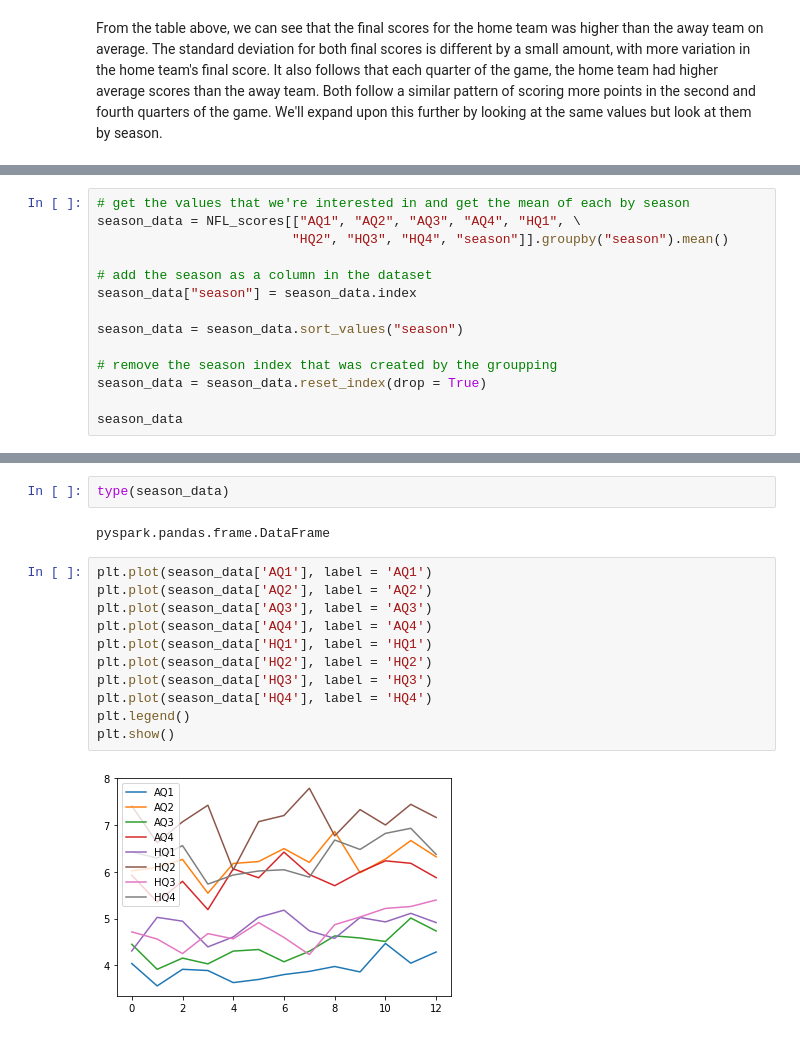
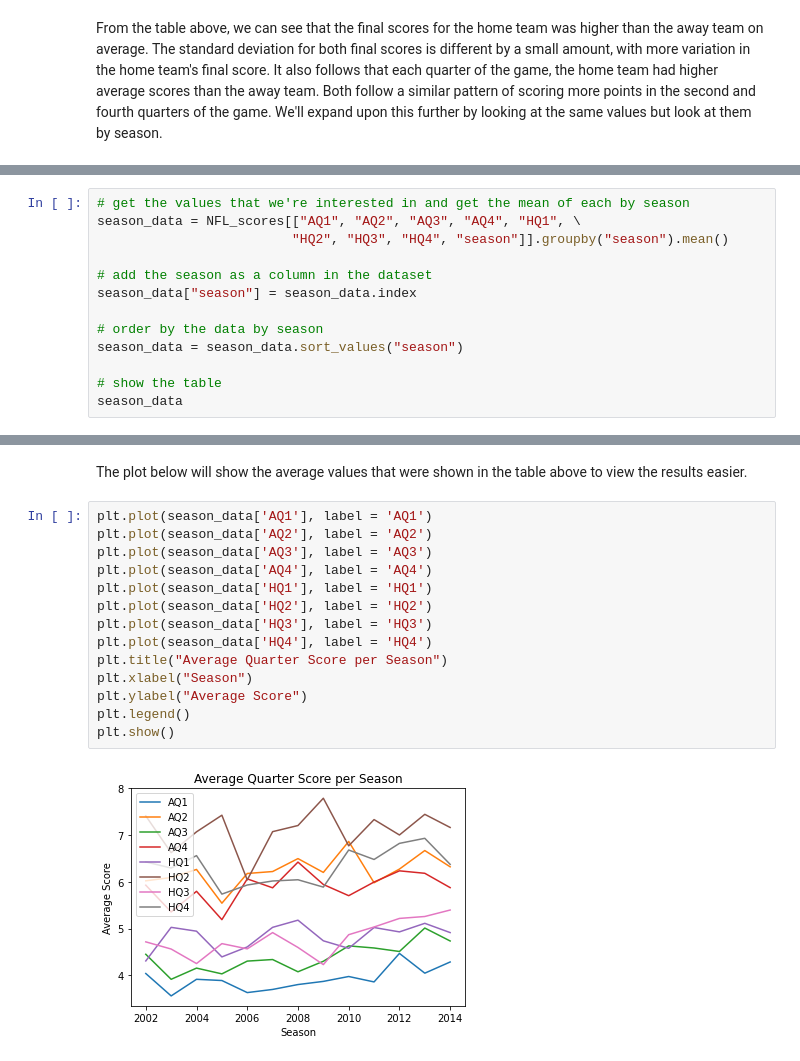
Before and after one commit to xaviergenelin/Big-Data-Project, a Jupyter notebook: Group_13_Part_3.ipynb, the cells around one changed output, grey strips where cells are left out. Cells and saved outputs as stored; diff of their text form.

Commit message:
Adjusted the graph in part 3 and added some text to explain, started the employee summaries and added a table with territories and region for each employee in part 2

```diff
--- a/Group_13_Part_3.ipynb
+++ b/Group_13_Part_3.ipynb
@@ -72,11 +74,10 @@ season_data = NFL_scores[["AQ1", "AQ2", "AQ3", "AQ4", "HQ1", \
 # add the season as a column in the dataset
 season_data["season"] = season_data.index
 
+# order by the data by season
 season_data = season_data.sort_values("season")
 
-# remove the season index that was created by the groupping
-season_data = season_data.reset_index(drop = True)
-
+# show the table
 season_data
 # %% [output]
 |  | AQ1 | AQ2 | AQ3 | AQ4 | HQ1 | HQ2 | HQ3 | HQ4 | season |
@@ -96,17 +98,18 @@ season_data
-# %%
-type(season_data)
-# %% [output]
-pyspark.pandas.frame.DataFrame
+# %% [markdown]
+The plot below will show the average values that were shown in the table above to view the results easier.
 # %%
 plt.plot(season_data['AQ1'], label = 'AQ1')
 plt.plot(season_data['AQ2'], label = 'AQ2')
 plt.plot(season_data['AQ3'], label = 'AQ3')
 plt.plot(season_data['AQ4'], label = 'AQ4')
 plt.plot(season_data['HQ1'], label = 'HQ1')
 plt.plot(season_data['HQ2'], label = 'HQ2')
 plt.plot(season_data['HQ3'], label = 'HQ3')
 plt.plot(season_data['HQ4'], label = 'HQ4')
+plt.title("Average Quarter Score per Season")
+plt.xlabel("Season")
+plt.ylabel("Average Score")
 plt.legend()
 plt.show()
 # %% [output]
-[figure, old version]
+[figure, new version]
```
Also changed, not shown: parts of 3 cells of this notebook, 2 other files.
